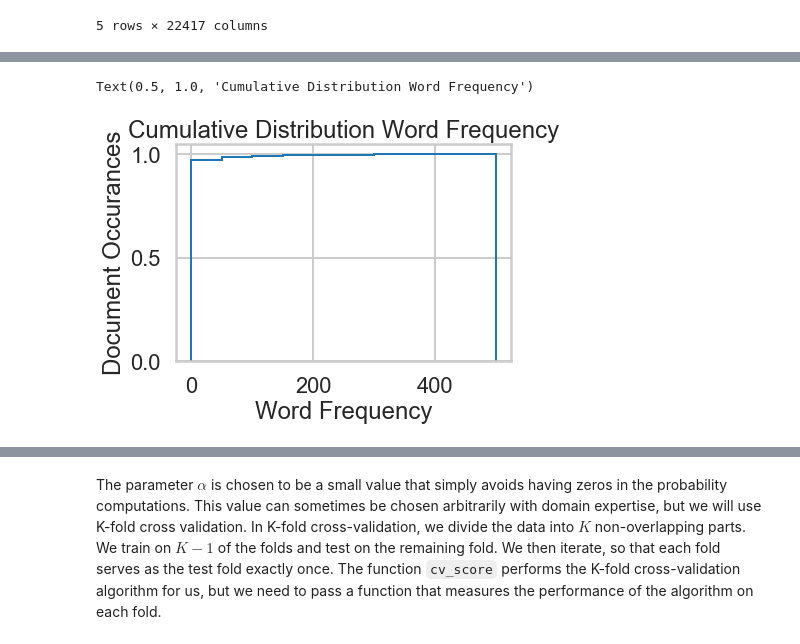
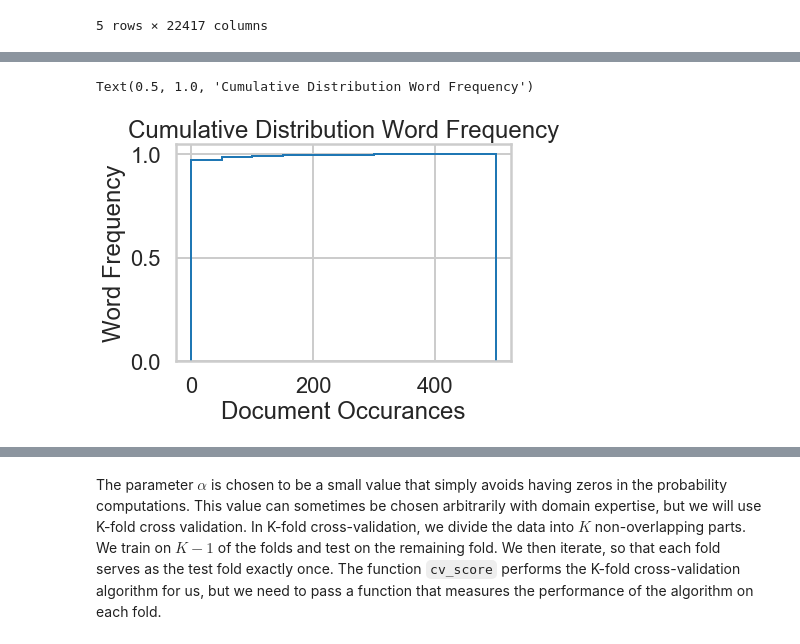
Before and after one commit to ldietsche/Springboard_Course, a Jupyter notebook: Naive Bayes/Mini_Project_Naive_Bayes.ipynb, the cells around one changed output, grey strips where cells are left out. Drawn from its saved outputs; the diff is of its cells as text; code cells hidden in the pictures.

```diff
--- a/Naive Bayes/Mini_Project_Naive_Bayes.ipynb
+++ b/Naive Bayes/Mini_Project_Naive_Bayes.ipynb
@@ -337,7 +337,7 @@ value_count = {}
 for key in feature_names:
     value_count[key] = sum(matrix[key] != 0)
 
-value_count = pd.DataFrame.from_dict([value_count],columns = 'No_Occurances').transpose()
+value_count = pd.DataFrame.from_dict([value_count]).transpose()
 
 #get the number of documents
 number_documents = x.shape[0]
@@ -345,3 +345,4 @@ number_documents = x.shape[0]
 value_count['frequency'] = value_count.loc[:,0]/number_documents
 
 #change the column names of the dataframe
+value_count.columns = ['No_Occurances', 'Frequency']
@@ -358,9 +349,9 @@ value_count.head()
 # %%
 plt.hist(value_count['No_Occurances'], bins=np.arange(0, 510, 50), histtype='step',
          cumulative = True, density = True, linewidth = 2)
-plt.xlabel('Word Frequency')
-plt.ylabel('Document Occurances')
+plt.xlabel('Document Occurances')
+plt.ylabel('Word Frequency')
 plt.title('Cumulative Distribution Word Frequency')
 # %% [output]
 Text(0.5, 1.0, 'Cumulative Distribution Word Frequency')
-[figure, old version]
+[figure, new version]
```
Also changed, not shown: parts of 11 cells of this notebook.
